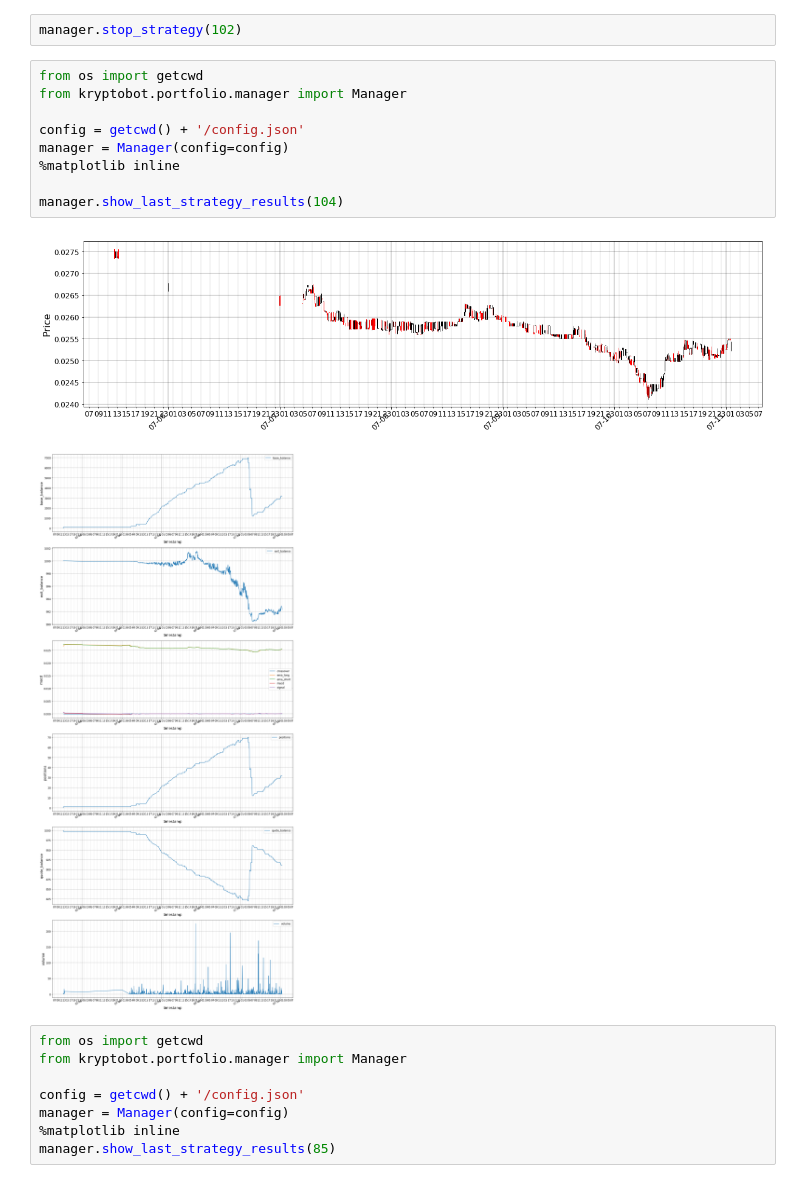
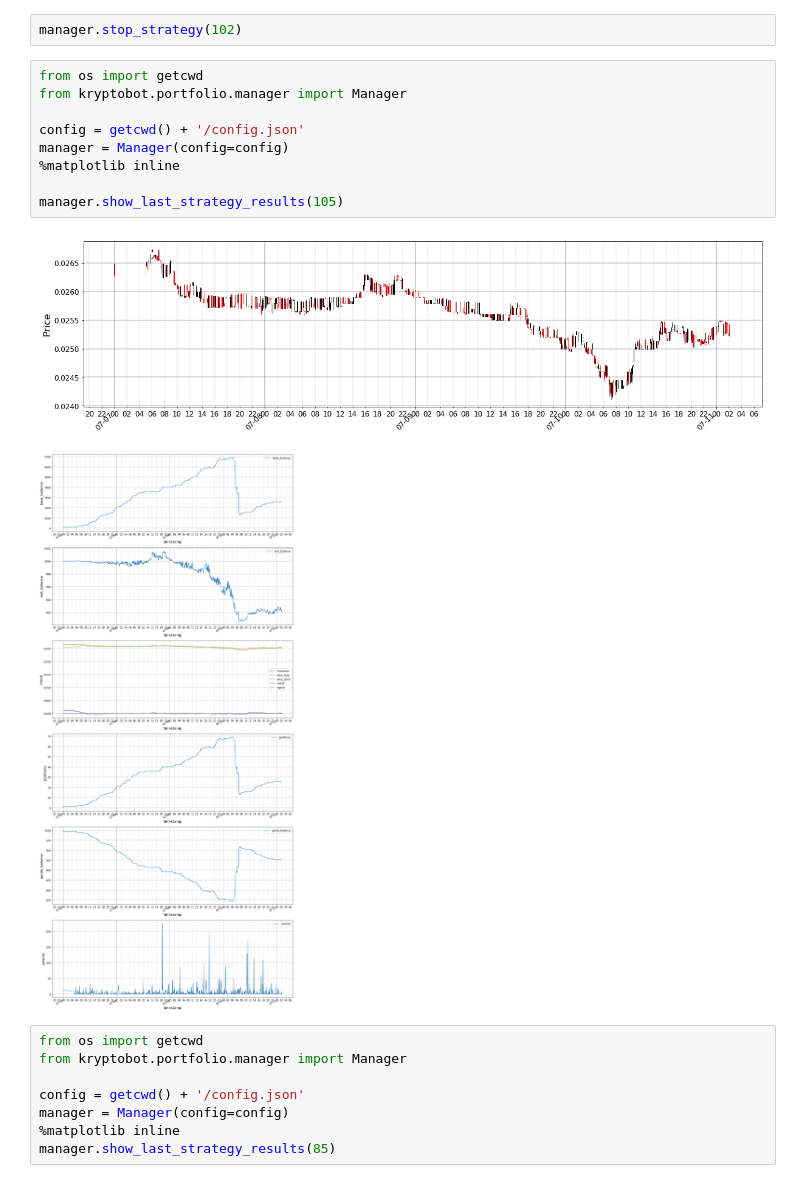
Before and after one commit to eristoddle/KryptoBot, a Jupyter notebook: notebooks/t2_strategies.ipynb, the cells around one changed output. Cells and saved outputs as stored; diff of their text form.

```diff
--- a/notebooks/t2_strategies.ipynb
+++ b/notebooks/t2_strategies.ipynb
@@ -107,15 +107,15 @@ manager.stop_strategy(102)
 # %%
 from os import getcwd
 from kryptobot.portfolio.manager import Manager
 
 config = getcwd() + '/config.json'
 manager = Manager(config=config)
 %matplotlib inline
 
-manager.show_last_strategy_results(104)
+manager.show_last_strategy_results(105)
 # %% [output]
-[figure, old version]
+[figure, new version]
-[figure, old version]
+[figure, new version]
 # %%
 from os import getcwd
 from kryptobot.portfolio.manager import Manager
```
Also changed, not shown: parts of 1 cell of this notebook, 4 other files.
